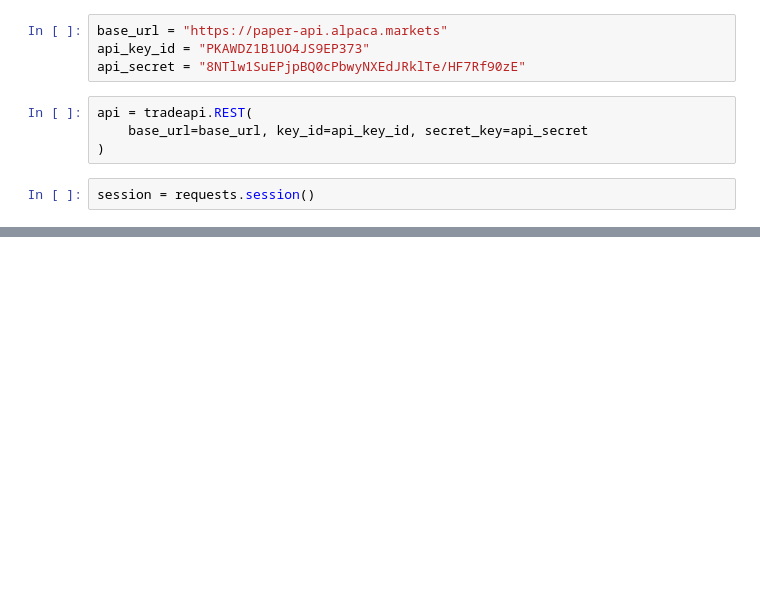
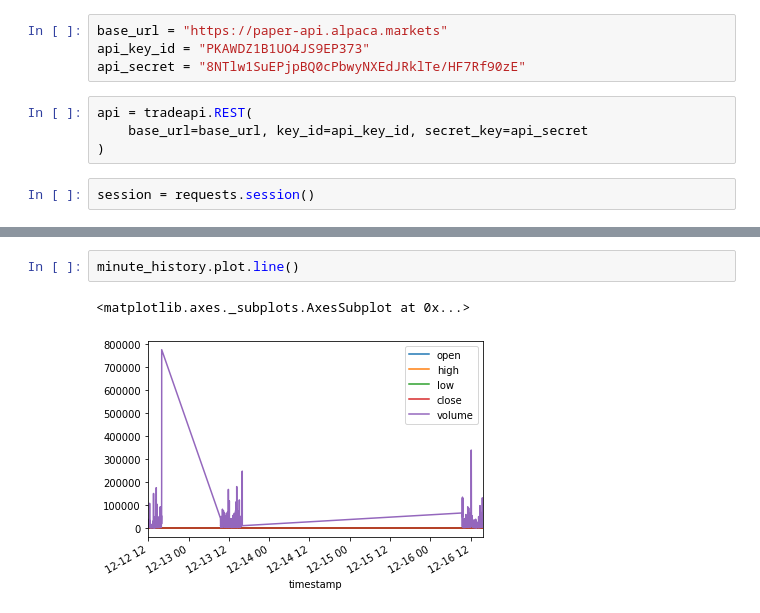
Before and after one commit to amor71/LiuAlgoTrader, a Jupyter notebook: test_macd.ipynb, the cells around one changed output, grey strips where cells are left out. Saved outputs shown, nothing was run; the diff lists cells and outputs as text; blank space fills up the shorter version.

```diff
--- a/test_macd.ipynb
+++ b/test_macd.ipynb
@@ -36 +42,6 @@ minute_history
 1000 rows × 5 columns
+# %%
+minute_history.plot.line()
+# %% [output]
+<matplotlib.axes._subplots.AxesSubplot at 0x...>
+[figure, added]
```
Also changed, not shown: parts of 20 cells of this notebook, 1 other file.
